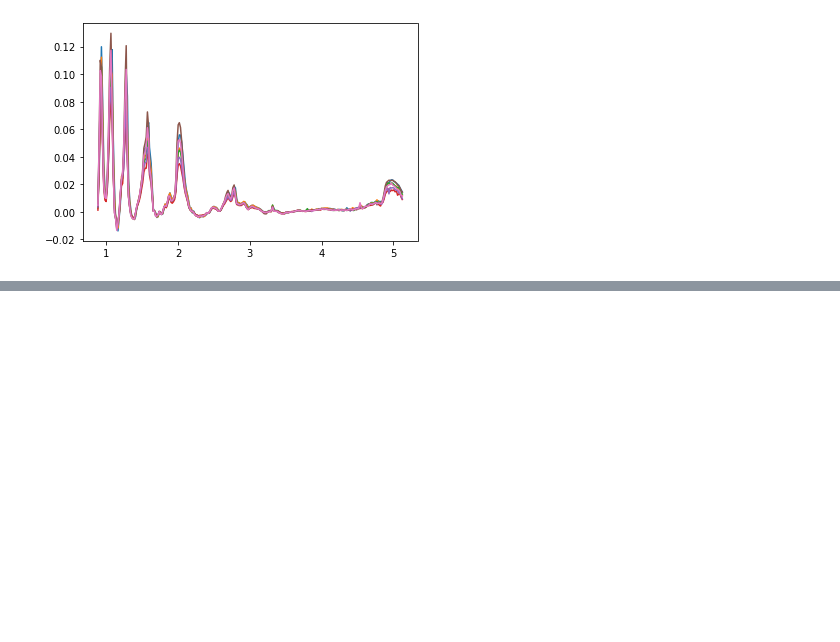
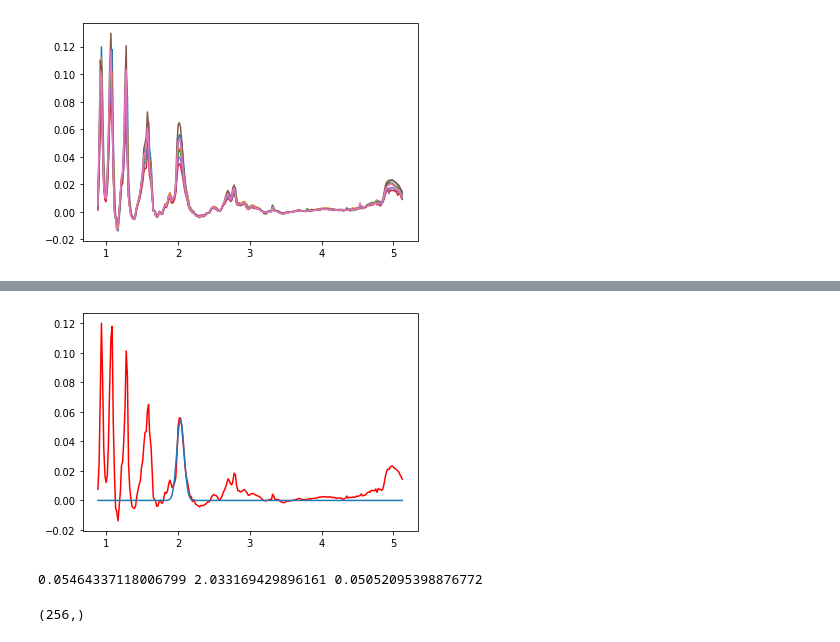
Before and after one commit to lucaslibshutz/spectralResearch, a Jupyter notebook: spectral_fitting_3.ipynb, the cells around one changed output, grey strips where cells are left out. Drawn from its saved outputs; the diff is of its cells as text; code cells hidden in the pictures; blank space fills up the shorter version.

```diff
--- a/spectral_fitting_3.ipynb
+++ b/spectral_fitting_3.ipynb
@@ -48,0 +84,23 @@ plt.show()
+# %%
+%matplotlib inline
+x = vims_wave
+y = spectra_0405
+
+mean = np.average(x[68:69])
+my_s = mean-x[56]
+
+my_fit,_ = curve_fit(gaussian,x[new_list],y[new_list])
+
+plt.plot(x,y,c='r')
+plt.plot(x,gaussian(x,*my_fit))
+plt.show()
+# %% [output]
+[figure, added]
+# %%
+print(*my_fit)
+# %% [output]
+0.05464337118006799 2.033169429896161 0.05052095398876772
+# %%
+np.shape(spectra_0405)
+# %% [output]
+(256,)
```
Also changed, not shown: parts of 6 cells of this notebook.
